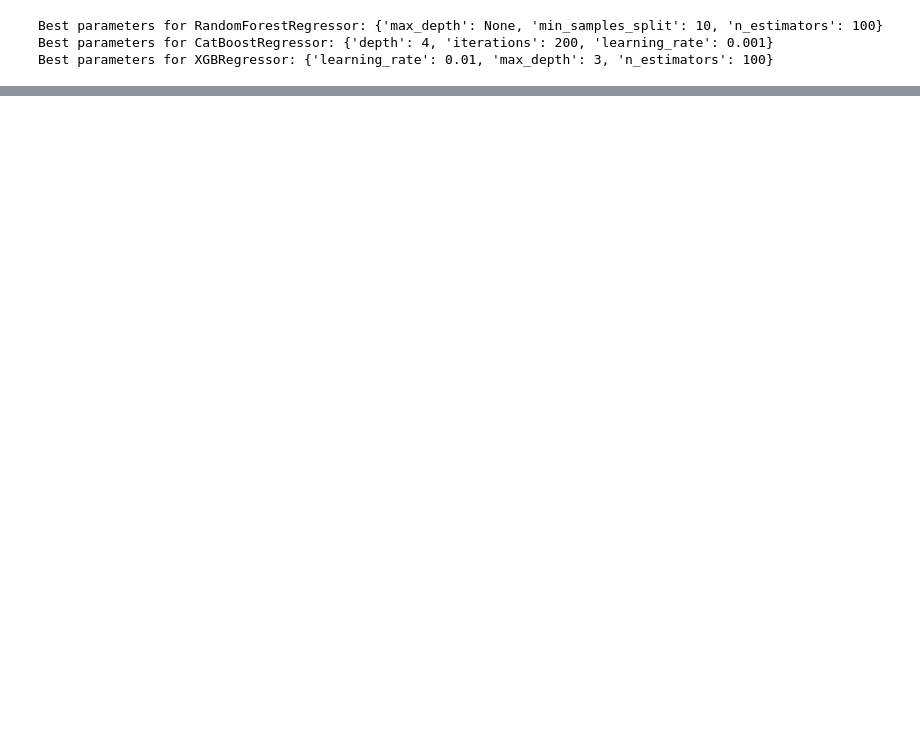
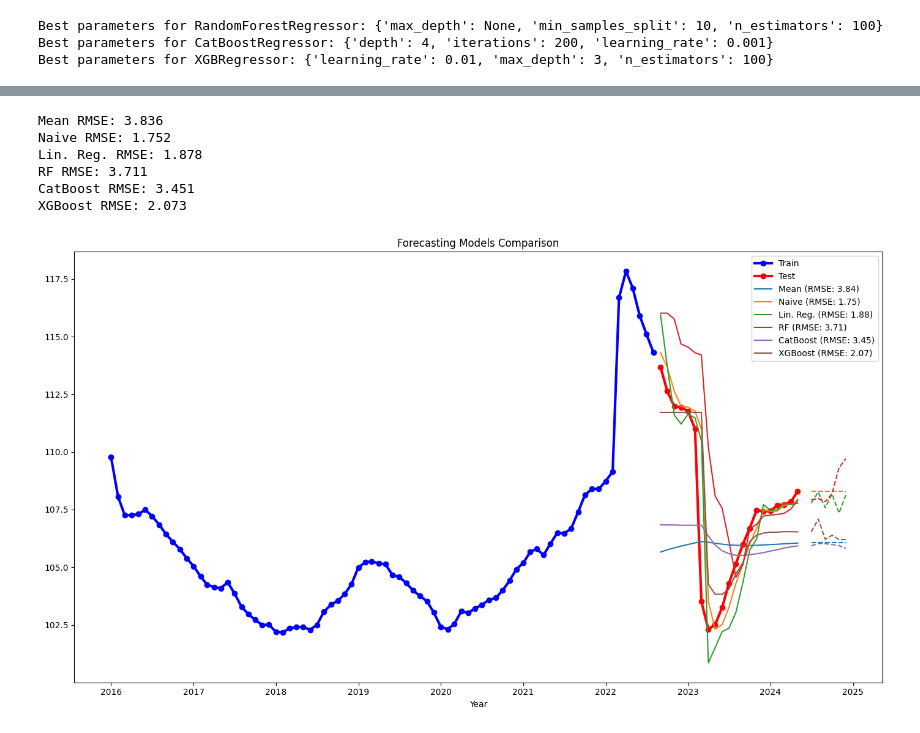
Before and after one commit to underlord13/CBR-DS-Tech-Task, a Jupyter notebook: manual_data_download/prediction.ipynb, the cells around one changed output, grey strips where cells are left out. Cells and saved outputs as stored; diff of their text form; code cells hidden in the pictures; blank space fills up the shorter version.

```diff
--- a/manual_data_download/prediction.ipynb
+++ b/manual_data_download/prediction.ipynb
@@ -222,0 +248,47 @@ XGBoost RMSE: 2.073
+# %%
+def plot_models(models, X_train, y_train, X_test, y_test, X_full, y_full, file_path = None):
+    '''
+    Function to visualize models' performance on out-of-sample test data. Also plots future (6M ahead predictions) and saves matplotlib plot as a picture.
+    '''
+    plt.figure(figsize=(14, 8))
+    plt.plot(y_train.index, y_train, label = 'Train', linewidth = 3, color = 'blue', marker = 'o')
+    plt.plot(y_test.index, y_test, label = 'Test', linewidth = 3, color = 'red', marker = 'o')
+
+    plot_handles = {}
+
+    for name, model in models:
+        predictions, rmse = evaluate_model(name, X_train, y_train, X_test, y_test, model)
+        line, = plt.plot(test.index, predictions, label=f'{name} (RMSE: {rmse:.2f})')
+        plot_handles[name] = line.get_color()
+
+        future_dates = pd.date_range(start = y_test.index[-1], periods = 7, freq = 'M')[1:]
+        future_predictions = make_6_month_forecast(model, X_full, y_full)
+        plt.plot(future_dates, future_predictions, linestyle = '--', color = plot_handles[name])
+
+    plt.legend()
+    plt.title('Forecasting Models Comparison')
+    plt.gca().xaxis.set_major_locator(mdates.YearLocator())
+    plt.gca().xaxis.set_major_formatter(mdates.DateFormatter('%Y'))
+    plt.xlabel('Year')
+    plt.tight_layout()
+
+    if file_path:
+        try:
+            dir_path = os.path.dirname(file_path)
+            os.makedirs(dir_path, exist_ok = True)
+            plt.savefig(file_path)
+        except Exception as e:
+            raise Exception
+
+
+    plt.show()
+# %%
+plot_models(models, X_train, y_train, X_test, y_test, X_full, y_full, file_path = os.path.join(os.getcwd(), "plot.png"))
+# %% [output]
+Mean RMSE: 3.836
+Naive RMSE: 1.752
+Lin. Reg. RMSE: 1.878
+RF RMSE: 3.711
+CatBoost RMSE: 3.451
+XGBoost RMSE: 2.073
+[figure, added]
```
Also changed, not shown: parts of 5 cells of this notebook, 19 other files.
